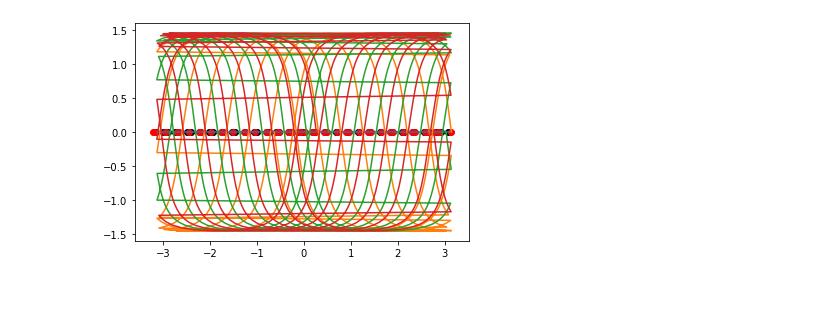
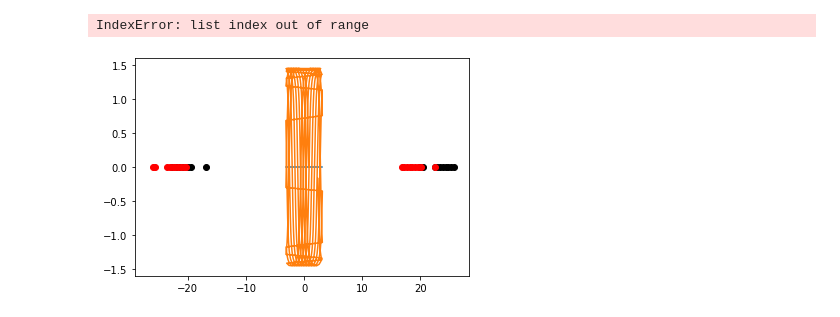
Before and after one commit to rickyle327/Math-Clinic-Fall-2019, a Jupyter notebook: Kepler-to-Equirect-to-multiple-satellites.ipynb, the cells around one changed output. Cells and saved outputs as stored; diff of their text form; code cells hidden in the pictures.

```diff
--- a/Kepler-to-Equirect-to-multiple-satellites.ipynb
+++ b/Kepler-to-Equirect-to-multiple-satellites.ipynb
@@ -61,5 +61,5 @@ def coverage_correction_right(interval_correct):
     return area_covered
 # %%
 def swath_coverage(theta, h):
-    swath = (2 * h * np.tan( (np.pi / 180) / 2 * (theta) )) / 1000
+    swath = (2 * (h/1000) * np.tan( ( (np.pi / 180) / 2 ) * theta ))
     return swath
@@ -66,29 +78,20 @@ def swath_coverage(theta, h):
 # %%
-day = 16                     # roughly 16 orbits in one day -- exactly for a period of 1.5 hours
-num_days = (.5)              # number of days we want to simulate
-orbits = (num_days)*day      # number of orbits we will simulate
-satellites = 3               # number of satellites we wish to simulate -- << 13
-h = 400                      # altitude in kilometers
-swath = swath_coverage(30,h) # swath based on calculation of altitude
-s = swath/2                  # half the length
 inclination = 1.449          # np.sin takes radians ==> 83° × π/180 = 1.449rad
-e = .1                       # eccentricity
 G = 6.67430e-11              # gravitational constant, m³/(kg s²) https://en.wikipedia.org/wiki/Gravitational_constant
 m = [1e3, 5.9722e24]         # masses of satellite, earth, kg https://en.wikipedia.org/wiki/Earth_mass
 N = 250                      # nu. plot points
 R = 6371.0088e3              # mean earth radius, m https://en.wikipedia.org/wiki/Earth_radius
 α = G*sum(m)                 # gravitational parameter, eq. 1, m³/s²
-a = (R + h*1000)/(1 - e)     # eq. 35, R + minimum altitude solved for semi-major axis, m
+a = (R + h)/(1 - e)          # eq. 35, R + minimum altitude solved for semi-major axis, m
 p = a*(1 - e*e)              # eqs. 13--14, r(θ=π/2), θ being the true anomaly
 b = a*(1 - e*e)**.5          # eq. 15, semi-minor axis
 H = (α*p)**.5                # eq. 26, specific relative angular-momentum magnitude, m²/s
 P = 2*np.pi*a**1.5/α**.5     # eq. 43, orbital period for an elliptic orbit, s
-
-# Defined later
-#t = np.linspace(0,.99*P, N) # time list, s
-#E = t2E(e, H*t/a/b)         # eq. 25, eccentric anomaly list, radians
-#x = a*(np.cos(E) - e)       # eq. 20, x-coordinate list
-#y = b*np.sin(E)             # eq. 21, y-coordinate list
+opd = (24*60*60) / P         # roughly 16 orbits in one day -- exactly for a period of 1.5 hours
+orbits = (num_days)*opd      # number of orbits we will simulate
+swath = swath_coverage(30,h) # swath based on calculation of altitude
+s = swath/2                  # half the length
+#print(swath,s,opd)
 # %%
 # Setting up parameters needed to find area of
 #               swath that crosses the equator
@@ -119,15 +122,11 @@ E = t2E(e, H*t/a/b)               # eq. 25, eccentric anomaly list, radians
 x = a*(np.cos(E) - e)             # eq. 20, x-coordinate list
 y = b*np.sin(E)                   # eq. 21, y-coordinate list
 
-vals = np.linspace(1,12,satellites)
-for i in range(0,satellites):
-    vals[i] = np.floor(vals[i])
+ω = np.linspace(0,2*np.pi,satellites)
 q = [0]*satellites                # empty array of size # of satellite
 for i in range(0,satellites):     # get x,y,z - coords. for each satellite desired
-    ω = 0
-#    Ω = np.pi/4
-    Ω = np.pi/vals[i]
-    q[i] = xy2q(t, x, y, inclination, ω, Ω)
+    Ω = np.pi/4
+    q[i] = xy2q(t, x, y, inclination, ω[i], Ω)
 # %%
 f = plt.figure(figsize=(15,8))
 ax = f.add_subplot(1,2,1,projection='3d')
@@ -207,25 +205,26 @@ plt.show()
 # %%
 # Using what Greg thinks should work
-
-for i in range(0,n):
-    h.append( s / (np.cos( np.arctan( slope[i] ) )) )
-
-for i in range(0,n):
-    swath_length.append( h[i] / slope[i] )
+for i in range(0,np.size(theta)):
+    swath_length.append( s / slope[i] )
+# %% [output]
+IndexError: list index out of range
 # %%
+# Capturing the interval for each pass accross the equator
+equator_catch_minus=[]
+equator_catch_plus=[]
 for i in range(0,n):
     equator_catch_plus.append( a1[i] + swath_length[i] )
     equator_catch_minus.append( a1[i] - swath_length[i] )
 #print(equator_catch_plus,'\n')
 #print(equator_catch_minus)
 
 plt.plot([-np.pi,np.pi],[0,0])
 plt.scatter(equator_catch_plus,b1,c='k')
 plt.scatter(equator_catch_minus,b1,c='r')
 for i in range(0,satellites):
     plt.plot(psi[i], phi[i])
 # %% [output]
-[figure, old version]
+[figure, new version]
 # %%
 # Comparing each interval we've crossed through periods and combining
 #     overlapping intervals. As well as offsetting the interval we've
```
Also changed, not shown: parts of 9 cells of this notebook.
